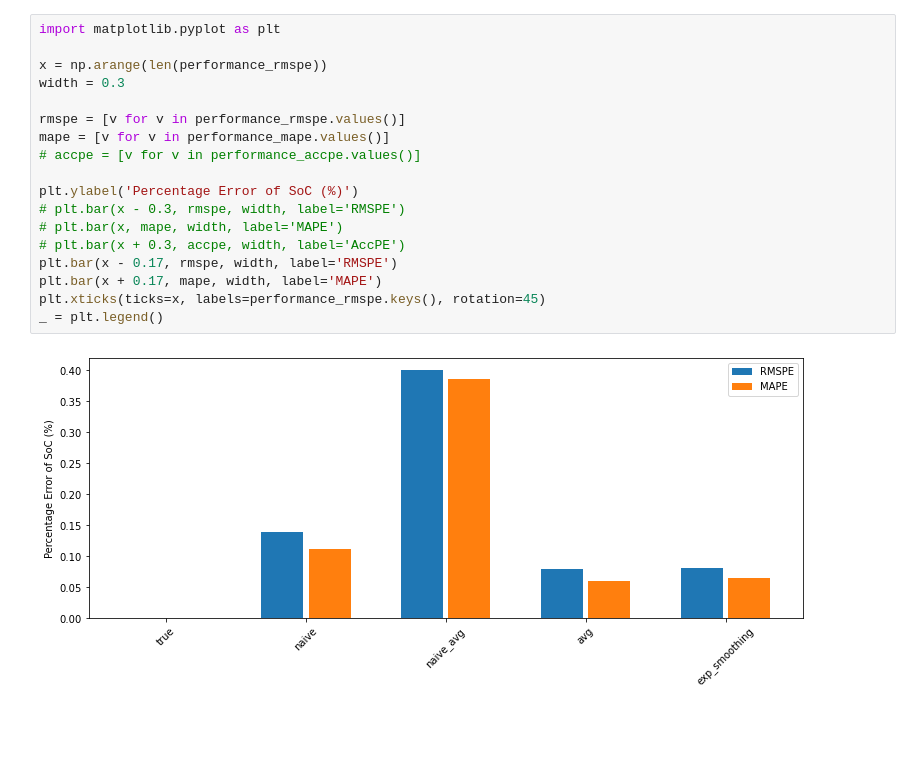
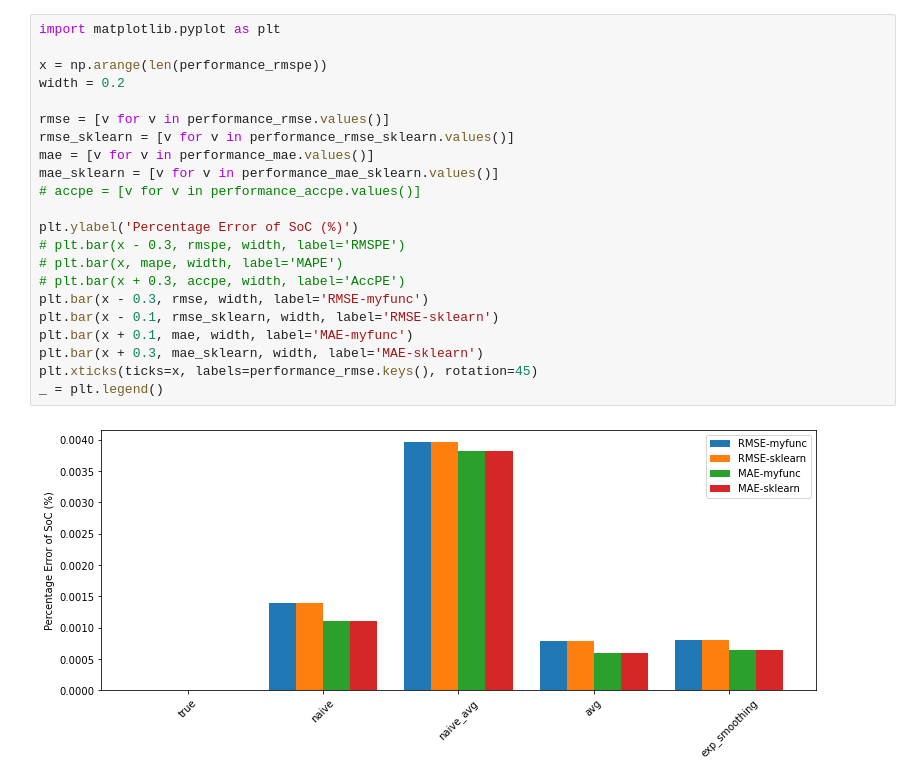
Before and after one commit to yellowjigi/driving-cycle-prediction-jupyter, a Jupyter notebook: rmse_obd.ipynb, the cells around one changed output. Drawn from its saved outputs; the diff is of its cells as text; blank space fills up the shorter version.

```diff
--- a/rmse_obd.ipynb
+++ b/rmse_obd.ipynb
@@ -76,20 +94,24 @@ plt.show()
 # %%
 import matplotlib.pyplot as plt
 
 x = np.arange(len(performance_rmspe))
-width = 0.3
+width = 0.2
 
-rmspe = [v for v in performance_rmspe.values()]
-mape = [v for v in performance_mape.values()]
+rmse = [v for v in performance_rmse.values()]
+rmse_sklearn = [v for v in performance_rmse_sklearn.values()]
+mae = [v for v in performance_mae.values()]
+mae_sklearn = [v for v in performance_mae_sklearn.values()]
 # accpe = [v for v in performance_accpe.values()]
 
 plt.ylabel('Percentage Error of SoC (%)')
 # plt.bar(x - 0.3, rmspe, width, label='RMSPE')
 # plt.bar(x, mape, width, label='MAPE')
 # plt.bar(x + 0.3, accpe, width, label='AccPE')
-plt.bar(x - 0.17, rmspe, width, label='RMSPE')
-plt.bar(x + 0.17, mape, width, label='MAPE')
-plt.xticks(ticks=x, labels=performance_rmspe.keys(), rotation=45)
+plt.bar(x - 0.3, rmse, width, label='RMSE-myfunc')
+plt.bar(x - 0.1, rmse_sklearn, width, label='RMSE-sklearn')
+plt.bar(x + 0.1, mae, width, label='MAE-myfunc')
+plt.bar(x + 0.3, mae_sklearn, width, label='MAE-sklearn')
+plt.xticks(ticks=x, labels=performance_rmse.keys(), rotation=45)
 _ = plt.legend()
 # %% [output]
-[figure, old version]
+[figure, new version]
```
Also changed, not shown: parts of 2 cells of this notebook, 1 other file.
